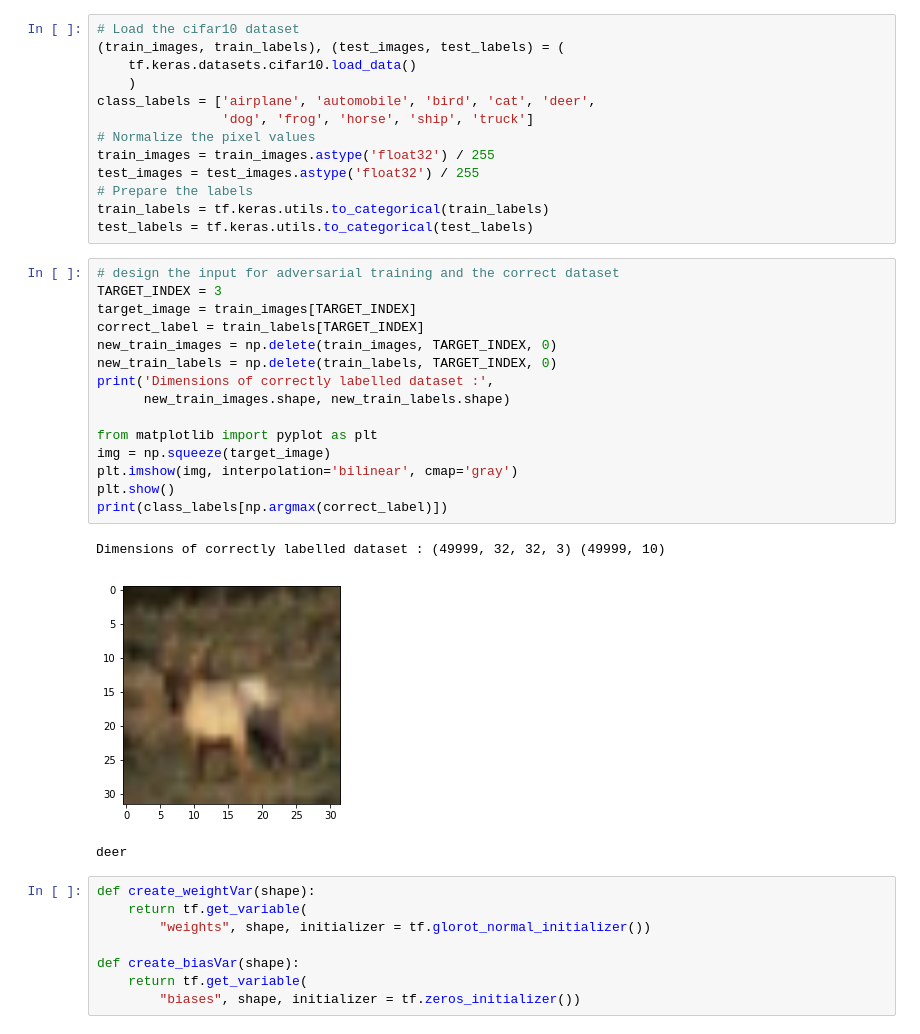
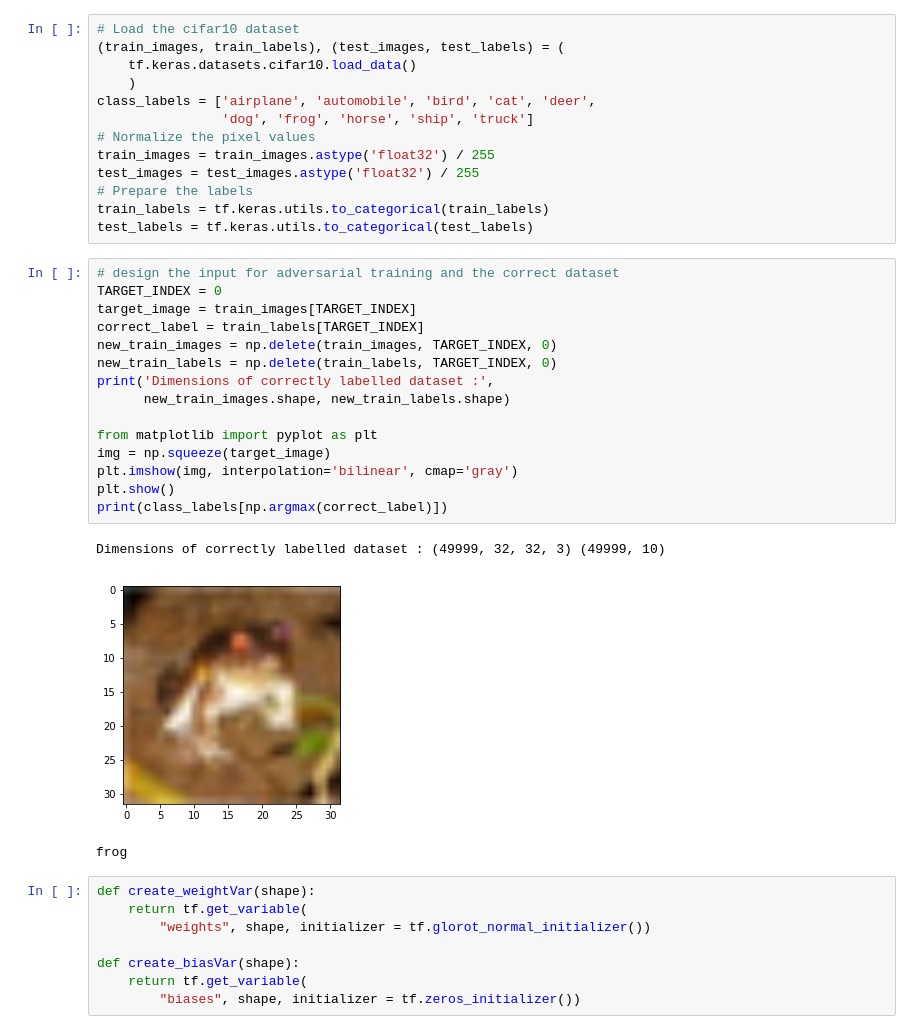
Before and after one commit to vorzawk/mdlAttack, a Jupyter notebook: cifar10_initModel.ipynb, the cells around one changed output. Cells and saved outputs as stored; diff of their text form.

```diff
--- a/cifar10_initModel.ipynb
+++ b/cifar10_initModel.ipynb
@@ -71,23 +71,23 @@ train_labels = tf.keras.utils.to_categorical(train_labels)
 test_labels = tf.keras.utils.to_categorical(test_labels)
 # %%
 # design the input for adversarial training and the correct dataset
-TARGET_INDEX = 3
+TARGET_INDEX = 0
 target_image = train_images[TARGET_INDEX]
 correct_label = train_labels[TARGET_INDEX]
 new_train_images = np.delete(train_images, TARGET_INDEX, 0)
 new_train_labels = np.delete(train_labels, TARGET_INDEX, 0)
 print('Dimensions of correctly labelled dataset :',
       new_train_images.shape, new_train_labels.shape)
 
 from matplotlib import pyplot as plt
 img = np.squeeze(target_image)
 plt.imshow(img, interpolation='bilinear', cmap='gray')
 plt.show()
 print(class_labels[np.argmax(correct_label)])
 # %% [output]
 Dimensions of correctly labelled dataset : (49999, 32, 32, 3) (49999, 10)
-[figure, old version]
+[figure, new version]
-deer
+frog
 # %%
 def create_weightVar(shape):
     return tf.get_variable(
```
Also changed, not shown: 3 other files.
